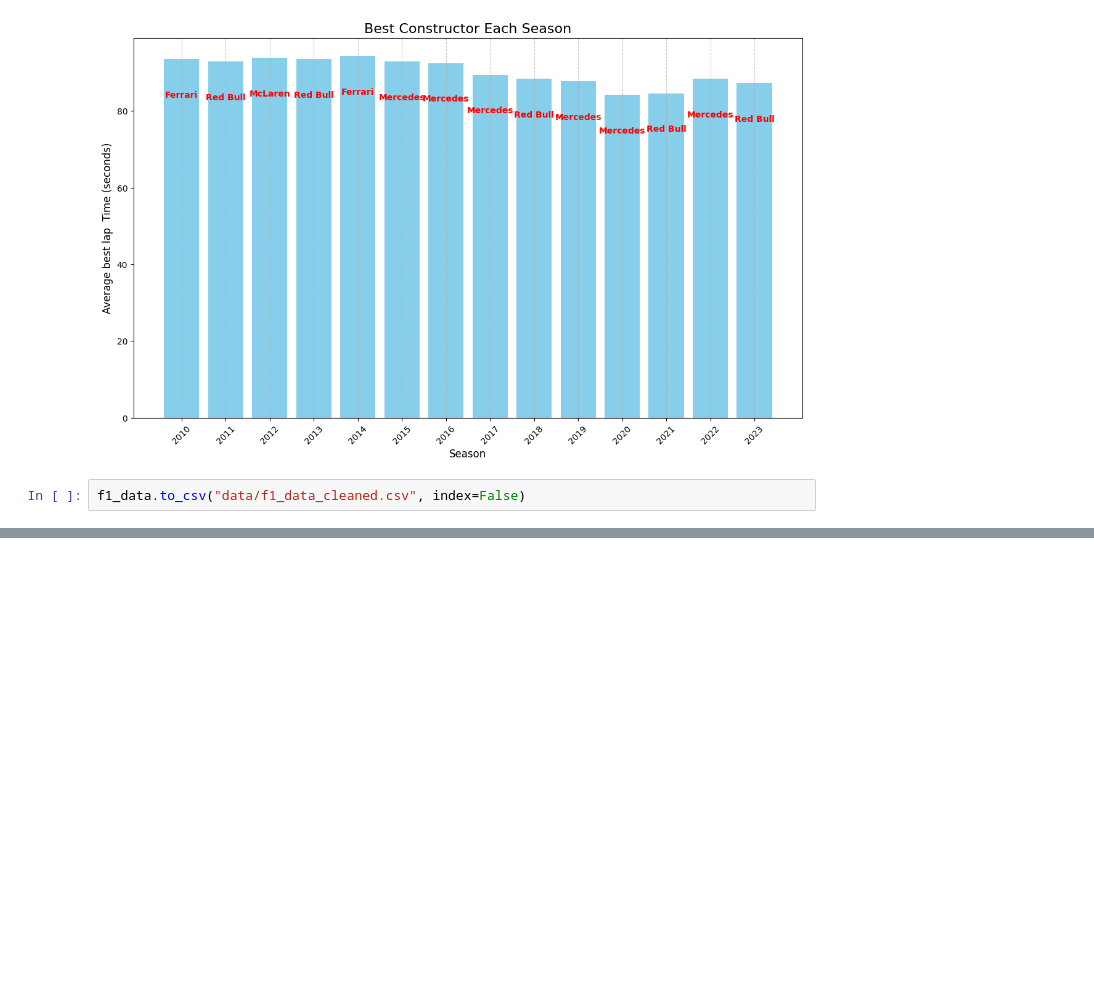
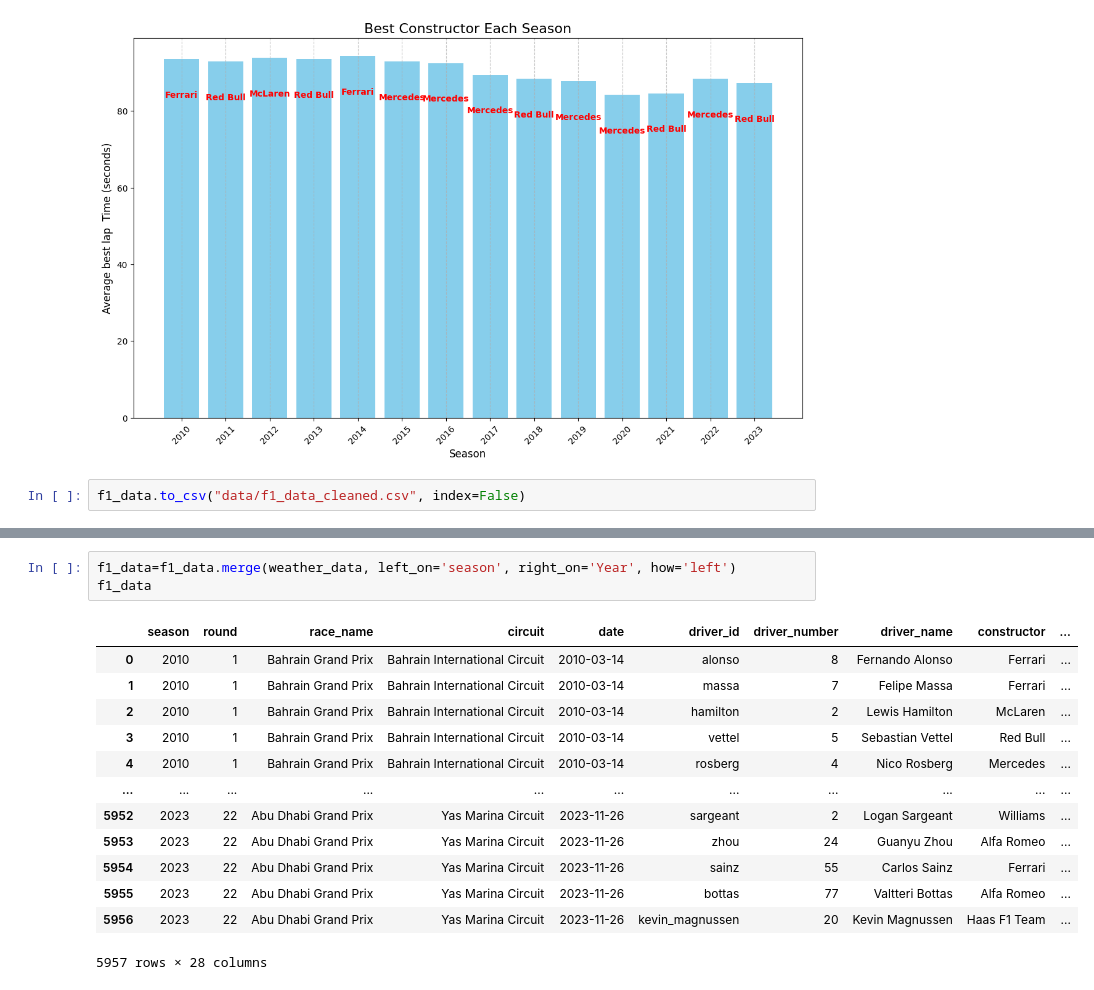
Before and after one commit to illinois-data-curation/is477-sp25-group33, a Jupyter notebook: datawrangling.ipynb, the cells around one changed output, grey strips where cells are left out. Saved outputs shown, nothing was run; the diff lists cells and outputs as text; blank space fills up the shorter version.

```diff
--- a/datawrangling.ipynb
+++ b/datawrangling.ipynb
@@ -460,0 +473,17 @@ f1_data.to_csv("data/f1_data_cleaned.csv", index=False)
+# %%
+f1_data=f1_data.merge(weather_data, left_on='season', right_on='Year', how='left')
+f1_data
+# %% [output]
+|  | season | round | race_name | circuit | date | driver_id | driver_number | driver_name | constructor | ... |
+| 0 | 2010 | 1 | Bahrain Grand Prix | Bahrain International Circuit | 2010-03-14 | alonso | 8 | Fernando Alonso | Ferrari | ... |
+| 1 | 2010 | 1 | Bahrain Grand Prix | Bahrain International Circuit | 2010-03-14 | massa | 7 | Felipe Massa | Ferrari | ... |
+| 2 | 2010 | 1 | Bahrain Grand Prix | Bahrain International Circuit | 2010-03-14 | hamilton | 2 | Lewis Hamilton | McLaren | ... |
+| 3 | 2010 | 1 | Bahrain Grand Prix | Bahrain International Circuit | 2010-03-14 | vettel | 5 | Sebastian Vettel | Red Bull | ... |
+| 4 | 2010 | 1 | Bahrain Grand Prix | Bahrain International Circuit | 2010-03-14 | rosberg | 4 | Nico Rosberg | Mercedes | ... |
+| ... | ... | ... | ... | ... | ... | ... | ... | ... | ... | ... |
+| 5952 | 2023 | 22 | Abu Dhabi Grand Prix | Yas Marina Circuit | 2023-11-26 | sargeant | 2 | Logan Sargeant | Williams | ... |
+| 5953 | 2023 | 22 | Abu Dhabi Grand Prix | Yas Marina Circuit | 2023-11-26 | zhou | 24 | Guanyu Zhou | Alfa Romeo | ... |
+| 5954 | 2023 | 22 | Abu Dhabi Grand Prix | Yas Marina Circuit | 2023-11-26 | sainz | 55 | Carlos Sainz | Ferrari | ... |
+| 5955 | 2023 | 22 | Abu Dhabi Grand Prix | Yas Marina Circuit | 2023-11-26 | bottas | 77 | Valtteri Bottas | Alfa Romeo | ... |
+| 5956 | 2023 | 22 | Abu Dhabi Grand Prix | Yas Marina Circuit | 2023-11-26 | kevin_magnussen | 20 | Kevin Magnussen | Haas F1 Team | ... |
+5957 rows × 28 columns
```
Also changed, not shown: parts of 4 cells of this notebook.
